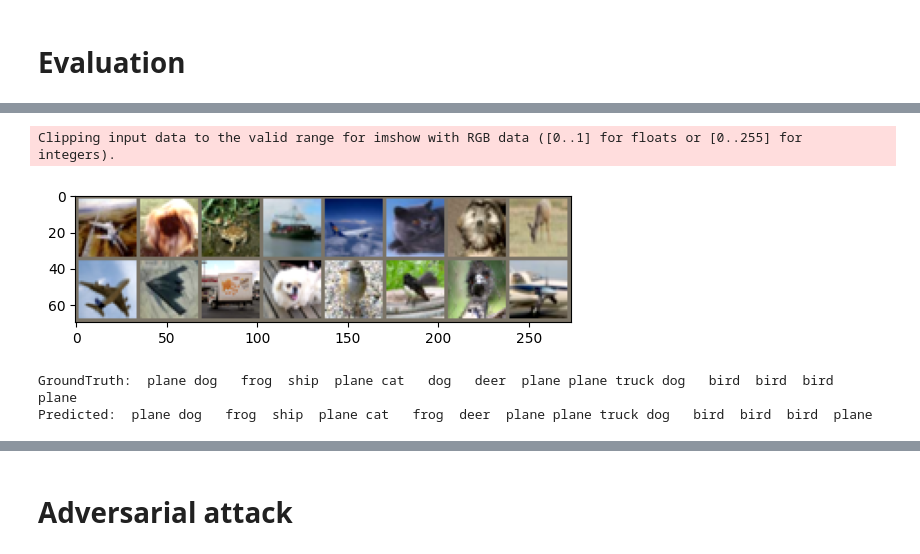
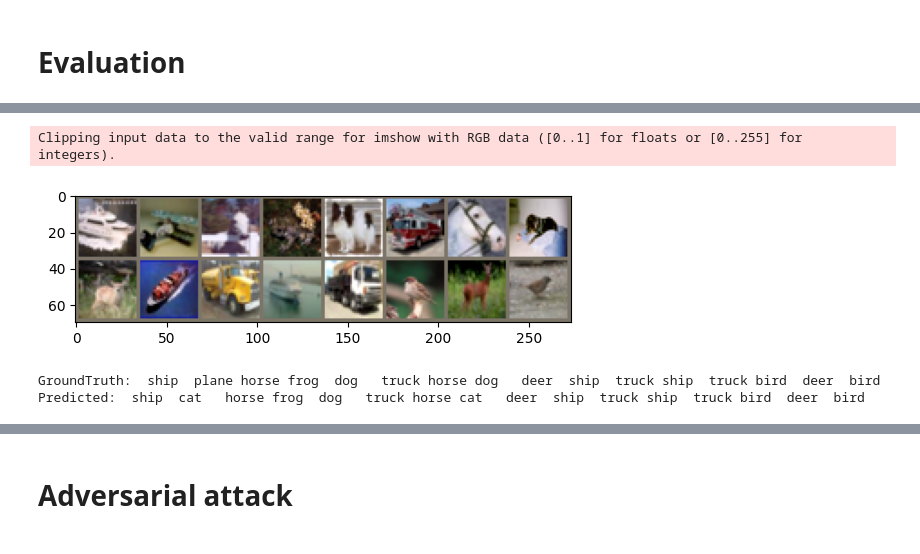
Before and after one commit to Rauyolo/Deep-Learning-course, a Jupyter notebook: Project/main.ipynb, the cells around one changed output, grey strips where cells are left out. Saved outputs shown, nothing was run; the diff lists cells and outputs as text; code cells hidden in the pictures.

```diff
--- a/Project/main.ipynb
+++ b/Project/main.ipynb
@@ -66,6 +55,9 @@ classes = ('plane', 'car', 'bird', 'cat',
 # %% [output]
 Files already downloaded and verified
 Files already downloaded and verified
+# %%
+classes_org = ('plane', 'car', 'bird', 'cat',
+           'deer', 'dog', 'frog', 'horse', 'ship', 'truck')
 # %%
 # choose a picture at random
 im_minibatch, label_minibatch = next(iter(testloader))
@@ -181,2 +159,4 @@ Accuracy on the test set: 0.791
+# %%
+train_model(model_org, trainloader, testloader, 'weights')
 # %% [markdown]
 # Load latest weights
@@ -183,22 +175,8 @@ Accuracy on the test set: 0.791
 # %%
-files = os.listdir('./weights')
-weight_paths = [os.path.join('weights', basename) for basename in files]
-final_weight_file = os.path.basename(max(weight_paths, key=os.path.getctime))
-
-device = torch.device("cuda" if torch.cuda.is_available() else "cpu")
-
-model = torch.hub.load('pytorch/vision:v0.10.0', 'mobilenet_v2', pretrained=False)
-
-# Replace the final fully-connected layer
-num_ftrs = model.classifier[1].in_features
-model.classifier[1] = torch.nn.Linear(num_ftrs, len(classes))
-model.to(device)
-
-model.load_state_dict(torch.load(os.path.join('weights', final_weight_file), map_location=device))
-print('Loaded weights: ' + final_weight_file)
-
+model_org = load_weights(classes_org, model_org, 'weights')
+model_org.to(device)
 # sets the module in eval node
-model.eval()
+model_org.eval()
 # %% [output]
 Using cache found in C:\Users\raulv/.cache\torch\hub\pytorch_vision_v0.10.0
 Loaded weights: epoch-190_accuracy-0.840.pth
@@ -243,23 +208,19 @@ def show(X):
 
 inverse_transform = transforms.Compose([transforms.Normalize(mean = [ 0., 0., 0. ], std = [ 1/0.229, 1/0.224, 1/0.225 ]),
                                         transforms.Normalize(mean = [ -0.485, -0.456, -0.406 ], std = [ 1., 1., 1. ]),])
-# %%
-dataiter = iter(testloader)
-images, labels = next(dataiter)
-
-# print images
-show(torchvision.utils.make_grid(images[:16]))
-print('GroundTruth: ', ' '.join(f'{classes[labels[j]]:5s}' for j in range(16)))
-
-images = images.to(device)
-outputs = model(images)
-
-_, predicted = torch.max(outputs, 1)
-
-print('Predicted: ', ' '.join(f'{classes[predicted[j]]:5s}'
-                              for j in range(16)))
-# %% [output]
-Clipping input data to the valid range for imshow with RGB data ([0..1] for floats or [0..255] for integers).
-[figure, removed]
-GroundTruth:  plane dog   frog  ship  plane cat   dog   deer  plane plane truck dog   bird  bird  bird  plane
-Predicted:  plane dog   frog  ship  plane cat   frog  deer  plane plane truck dog   bird  bird  bird  plane
+# %%
+def show_examples(classes, testloader, model):
+    dataiter = iter(testloader)
+    images, labels = next(dataiter)
+
+    # print images
+    show(torchvision.utils.make_grid(images[:16]))
+    print('GroundTruth: ', ' '.join(f'{classes[labels[j]]:5s}' for j in range(16)))
+
+    images = images.to(device)
+    outputs = model(images)
+
+    _, predicted = torch.max(outputs, 1)
+
+    print('Predicted: ', ' '.join(f'{classes[predicted[j]]:5s}'
+                                  for j in range(16)))
@@ -266 +262,8 @@ Predicted:  plane dog   frog  ship  plane cat   frog  deer  plane plane truck do
+# %%
+show_examples(classes_org, testloader, model_org)
+# %% [output]
+Clipping input data to the valid range for imshow with RGB data ([0..1] for floats or [0..255] for integers).
+[figure, added]
+GroundTruth:  ship  plane horse frog  dog   truck horse dog   deer  ship  truck ship  truck bird  deer  bird
+Predicted:  ship  cat   horse frog  dog   truck horse cat   deer  ship  truck ship  truck bird  deer  bird
 # %%
```
Also changed, not shown: parts of 33 cells of this notebook, 2 other files.
